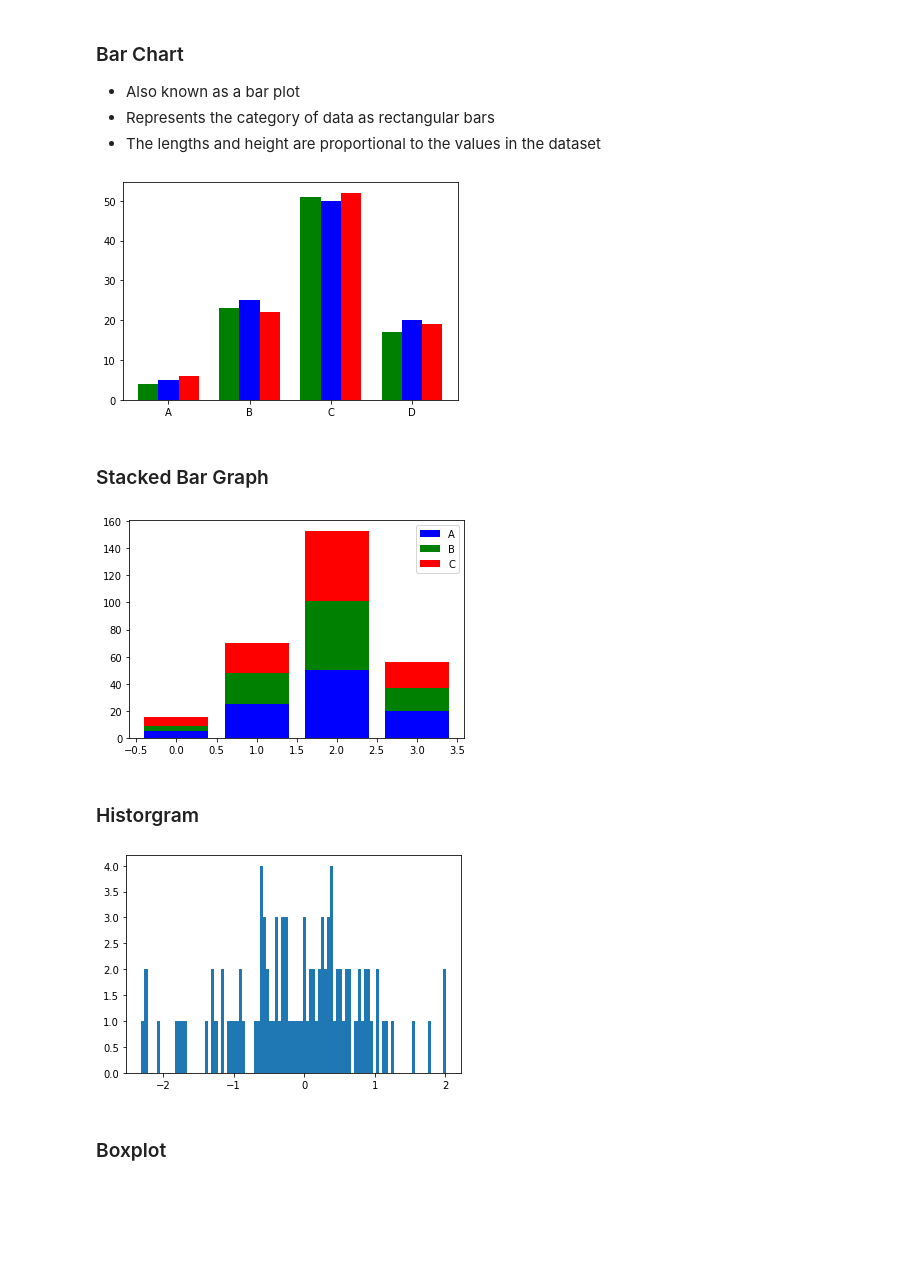
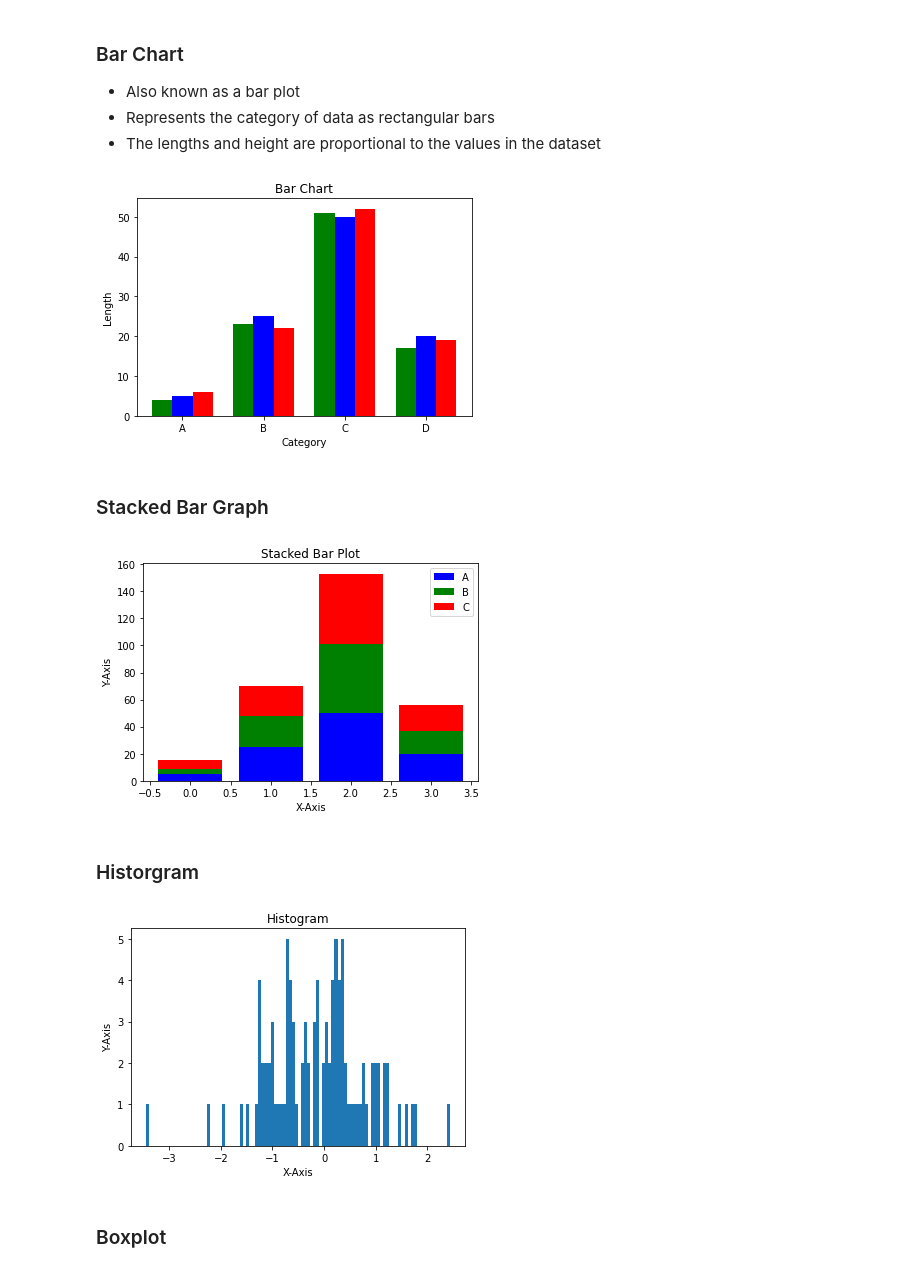
Before and after one commit to Deadlyelder/visualisation-workshop, a Jupyter notebook: src/matplotlib.ipynb, the cells around one changed output. Cells and saved outputs as stored; diff of their text form; code cells hidden in the pictures; blank space fills up the shorter version.

```diff
--- a/src/matplotlib.ipynb
+++ b/src/matplotlib.ipynb
@@ -208,11 +218,14 @@ X = np.arange(0, 8, 2)  # [0 2 4 6]
 # %%
 plt.bar(X + 0.5, data[0], color='b', width=0.5)
 plt.bar(X + 0.0, data[1], color='g', width=0.5)
 plt.bar(X + 1.0, data[2], color='r', width=0.5)
 plt.xticks(X + 0.5, ("A", "B", "C", "D"))
+plt.title('Bar Chart')
+plt.xlabel('Category')
+plt.ylabel('Length')
 plt.show()
 # %% [output]
-[figure, old version]
+[figure, new version]
 # %% [markdown]
 ### Stacked Bar Graph
 # %%
@@ -228,9 +241,12 @@ for i in range(data.shape[0]):
             color=color_list[i],
             label=data_label[i])
 plt.legend()
+plt.title('Stacked Bar Plot')
+plt.xlabel('X-Axis')
+plt.ylabel('Y-Axis')
 plt.show()
 # %% [output]
-[figure, old version]
+[figure, new version]
 # %% [markdown]
 ### Historgram
 # %%
@@ -239,9 +255,12 @@ plt.show()
 X = np.random.randn(100)
 
 plt.hist(X, bins=100)  # bins - the number to divide the data by
+plt.title('Histogram')
+plt.xlabel('X-Axis')
+plt.ylabel('Y-Axis')
 plt.show()
 # %% [output]
-[figure, old version]
+[figure, new version]
 # %% [markdown]
 ### Boxplot
 # %%
```
Also changed, not shown: parts of 5 cells of this notebook.
